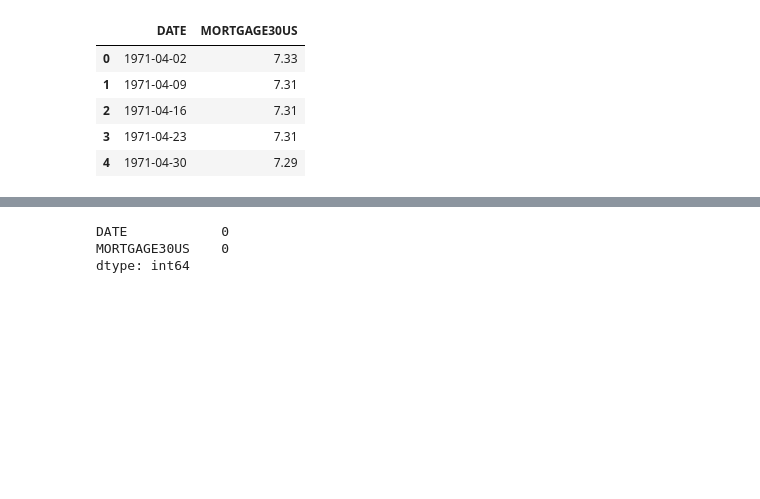
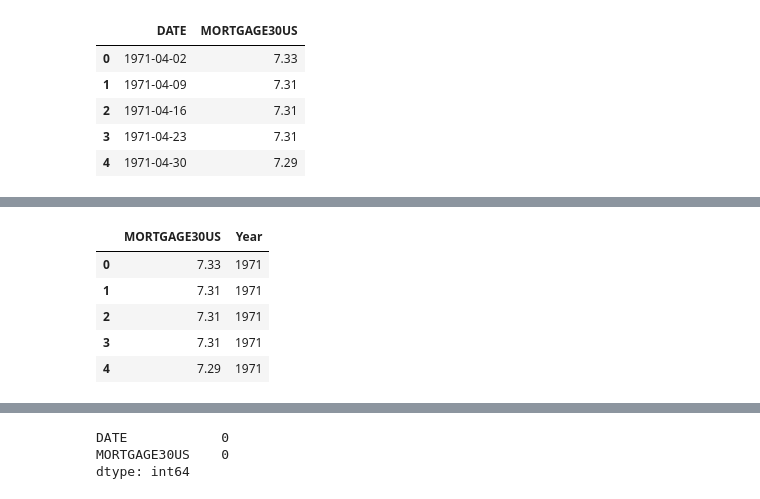
Before and after one commit to realminhnguyen/Project_1, a Jupyter notebook: project_1.ipynb, the cells around one changed output, grey strips where cells are left out. Saved outputs shown, nothing was run; the diff lists cells and outputs as text; code cells hidden in the pictures; blank space fills up the shorter version.

```diff
--- a/project_1.ipynb
+++ b/project_1.ipynb
@@ -52,0 +85,10 @@ mortgage_df.head()
+# %%
+mortgage_df.drop(columns=['DATE'], inplace=True)
+mortgage_df.head()
+# %% [output]
+|  | MORTGAGE30US | Year |
+| 0 | 7.33 | 1971 |
+| 1 | 7.31 | 1971 |
+| 2 | 7.31 | 1971 |
+| 3 | 7.31 | 1971 |
+| 4 | 7.29 | 1971 |
```
Also changed, not shown: parts of 10 cells of this notebook.
